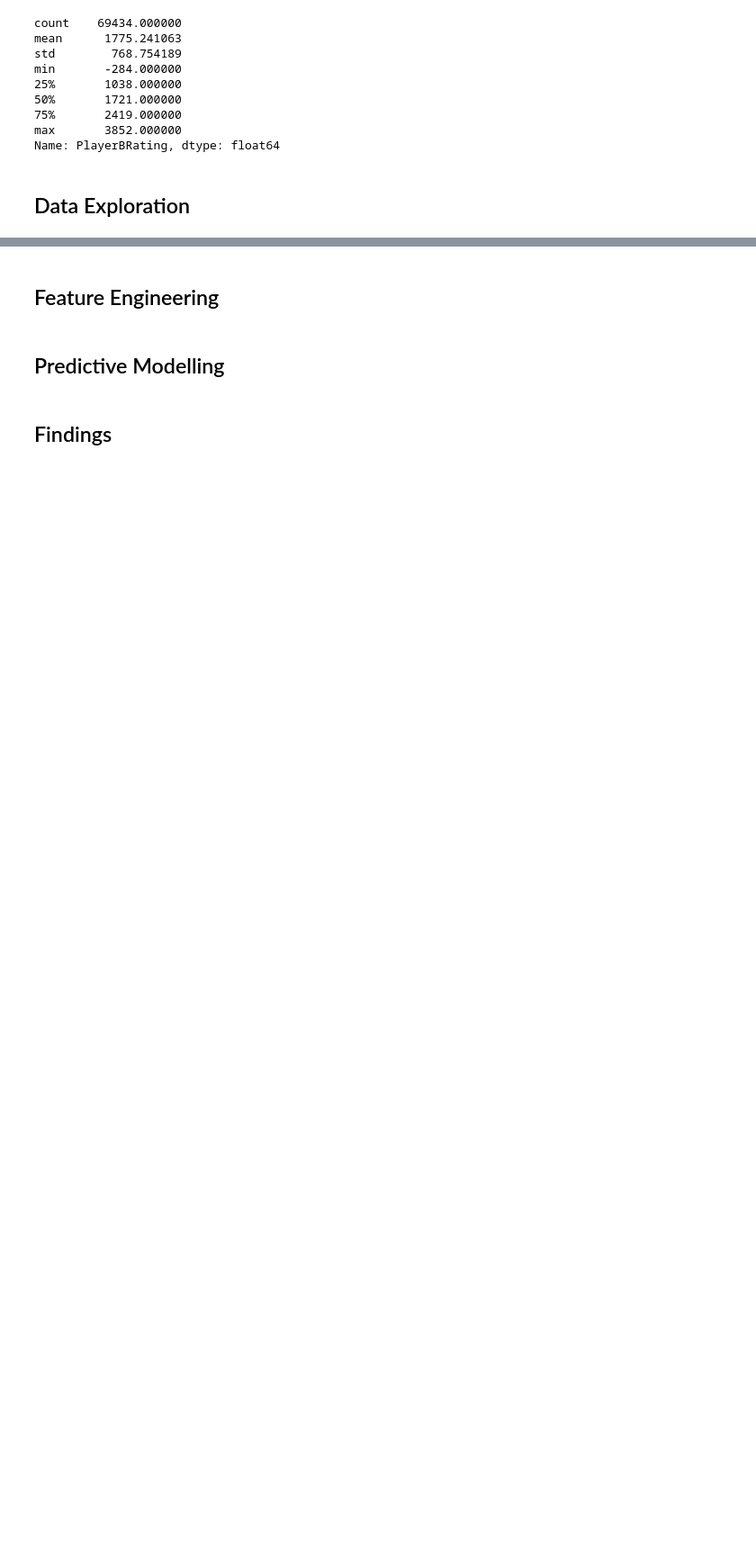
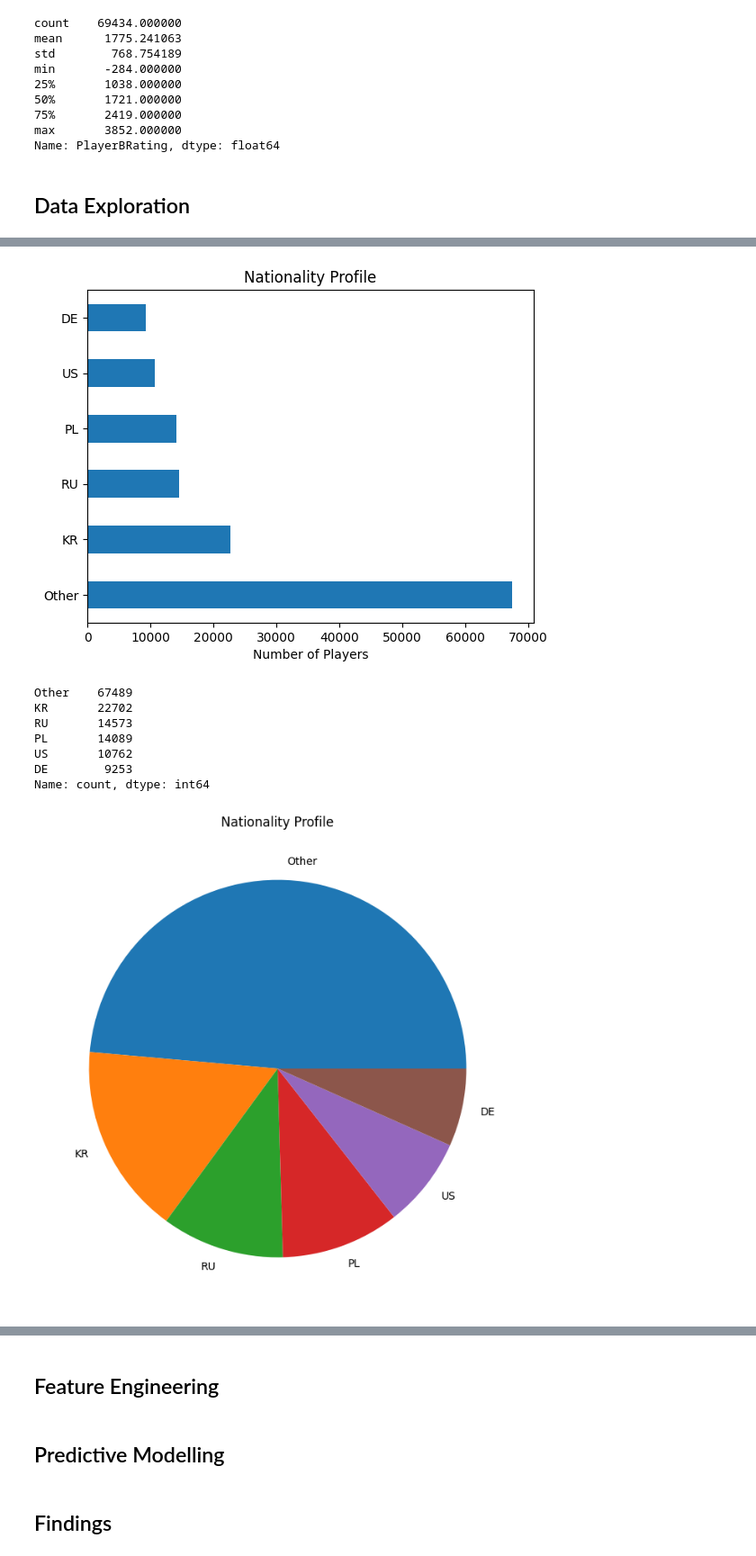
Before and after one commit to MeabhG97/Datascience_StarCraft, a Jupyter notebook: MeabhGibneyDAProject.ipynb, the cells around one changed output, grey strips where cells are left out. Shown: that part at 90% size. Cells and saved outputs as stored; diff of their text form; code cells hidden in the pictures; blank space fills up the shorter version.

```diff
--- a/MeabhGibneyDAProject.ipynb
+++ b/MeabhGibneyDAProject.ipynb
@@ -123,0 +147,4 @@ None
+# %%
+data.loc[(data["PlayerACountry"] != "KR") & (data["PlayerACountry"] != "RU") & (data["PlayerACountry"] != "PL") & (data["PlayerACountry"] != "US") & (data["PlayerACountry"] != "DE"), "PlayerACountry"] = "Other"
+data.loc[(data["PlayerBCountry"] != "KR") & (data["PlayerBCountry"] != "RU") & (data["PlayerBCountry"] != "PL") & (data["PlayerBCountry"] != "US") & (data["PlayerBCountry"] != "DE"), "PlayerBCountry"] = "Other"
+print(pd.concat([data["PlayerACountry"], data["PlayerBCountry"]]).value_counts())
@@ -199,0 +241,27 @@ Name: PlayerBRating, dtype: float64
+# %%
+countries = pd.concat([data["PlayerACountry"], data["PlayerBCountry"]]).value_counts()
+
+countries.plot.barh()
+plt.title("Nationality Profile")
+plt.xlabel("Number of Players")
+plt.show()
+
+
+figure(num= None, figsize=(8, 8), dpi= 100, facecolor="w", edgecolor="k")
+countries = pd.concat([data["PlayerACountry"], data["PlayerBCountry"]]).value_counts(normalize= True)
+countries.plot.pie()
+plt.title("Nationality Profile")
+plt.ylabel("")
+plt.show()
+
+print(pd.concat([data["PlayerACountry"], data["PlayerBCountry"]]).value_counts())
+# %% [output]
+[figure, added]
+Other    67489
+KR       22702
+RU       14573
+PL       14089
+US       10762
+DE        9253
+Name: count, dtype: int64
+[figure, added]
```
Also changed, not shown: parts of 21 cells of this notebook.
